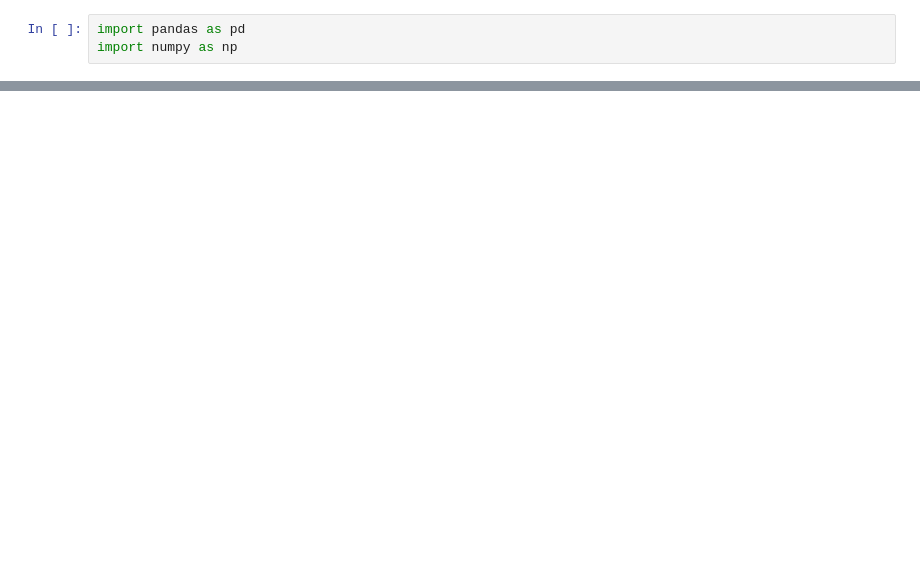
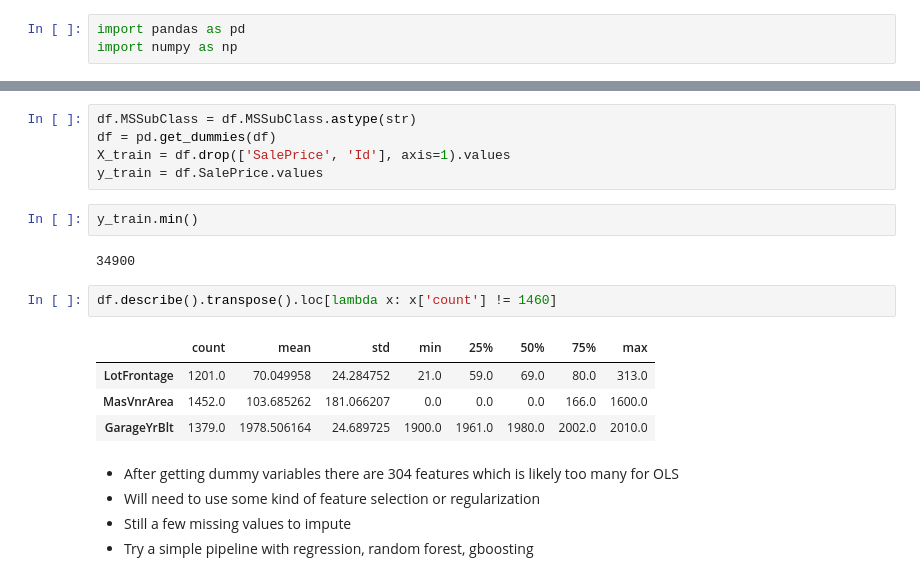
Before and after one commit to WBradbeer/housing, a Jupyter notebook: housing.ipynb, the cells around one changed output, grey strips where cells are left out. Cells and saved outputs as stored; diff of their text form; blank space fills up the shorter version.

Commit message:
First pass pipeline

```diff
--- a/housing.ipynb
+++ b/housing.ipynb
@@ -24,0 +47,21 @@ pd.read_csv('data/train.csv')
+# %%
+df.MSSubClass = df.MSSubClass.astype(str)
+df = pd.get_dummies(df)
+X_train = df.drop(['SalePrice', 'Id'], axis=1).values
+y_train = df.SalePrice.values
+# %%
+y_train.min()
+# %% [output]
+34900
+# %%
+df.describe().transpose().loc[lambda x: x['count'] != 1460]
+# %% [output]
+|  | count | mean | std | min | 25% | 50% | 75% | max |
+| LotFrontage | 1201.0 | 70.049958 | 24.284752 | 21.0 | 59.0 | 69.0 | 80.0 | 313.0 |
+| MasVnrArea | 1452.0 | 103.685262 | 181.066207 | 0.0 | 0.0 | 0.0 | 166.0 | 1600.0 |
+| GarageYrBlt | 1379.0 | 1978.506164 | 24.689725 | 1900.0 | 1961.0 | 1980.0 | 2002.0 | 2010.0 |
+# %% [markdown]
+* After getting dummy variables there are 304 features which is likely too many for OLS
+* Will need to use some kind of feature selection or regularization
+* Still a few missing values to impute
+* Try a simple pipeline with regression, random forest, gboosting
```
Also changed, not shown: parts of 9 cells of this notebook.
